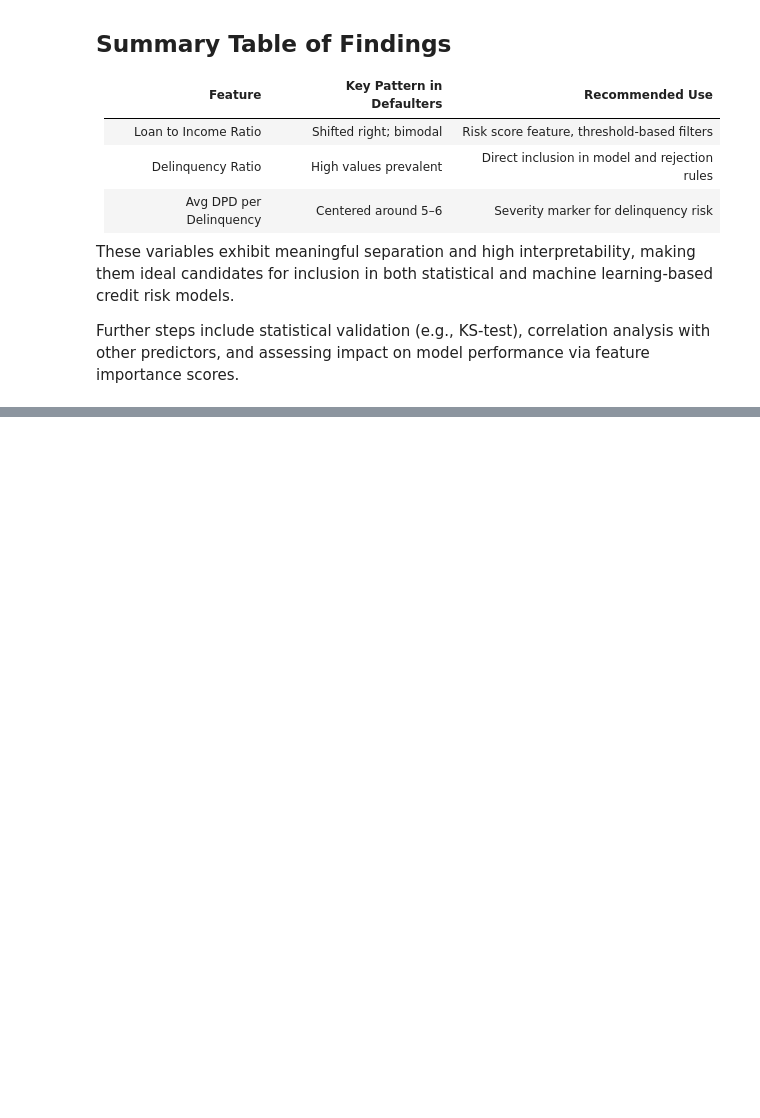
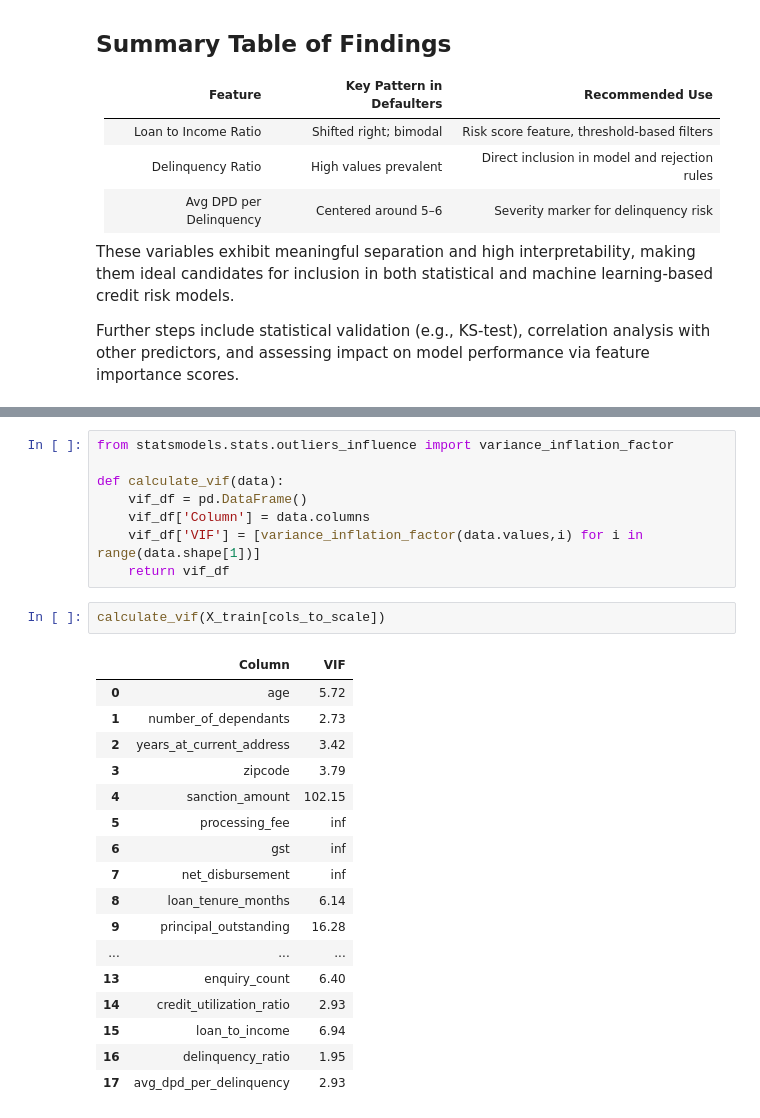
Before and after one commit to abidtalukder/credit-risk-modeling, a Jupyter notebook: notebooks/risk_modeling.ipynb, the cells around one changed output, grey strips where cells are left out. Drawn from its saved outputs; the diff is of its cells as text; blank space fills up the shorter version.

```diff
--- a/notebooks/risk_modeling.ipynb
+++ b/notebooks/risk_modeling.ipynb
@@ -517,0 +601,28 @@ Further steps include statistical validation (e.g., KS-test), correlation analys
+# %%
+from statsmodels.stats.outliers_influence import variance_inflation_factor
+
+def calculate_vif(data):
+    vif_df = pd.DataFrame()
+    vif_df['Column'] = data.columns
+    vif_df['VIF'] = [variance_inflation_factor(data.values,i) for i in range(data.shape[1])]
+    return vif_df
+# %%
+calculate_vif(X_train[cols_to_scale])
+# %% [output]
+|  | Column | VIF |
+| 0 | age | 5.72 |
+| 1 | number_of_dependants | 2.73 |
+| 2 | years_at_current_address | 3.42 |
+| 3 | zipcode | 3.79 |
+| 4 | sanction_amount | 102.15 |
+| 5 | processing_fee | inf |
+| 6 | gst | inf |
+| 7 | net_disbursement | inf |
+| 8 | loan_tenure_months | 6.14 |
+| 9 | principal_outstanding | 16.28 |
+| ... | ... | ... |
+| 13 | enquiry_count | 6.40 |
+| 14 | credit_utilization_ratio | 2.93 |
+| 15 | loan_to_income | 6.94 |
+| 16 | delinquency_ratio | 1.95 |
+| 17 | avg_dpd_per_delinquency | 2.93 |
```
Also changed, not shown: parts of 21 cells of this notebook.
